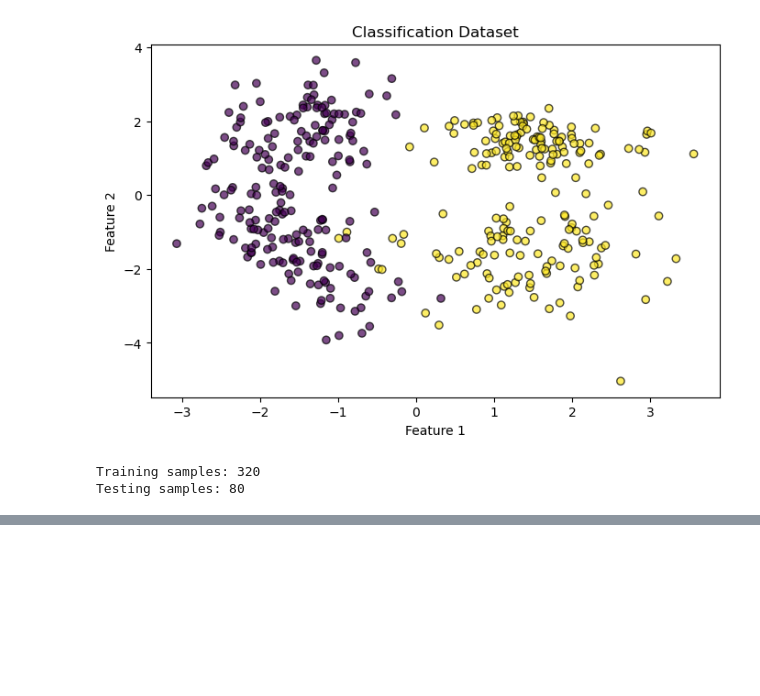
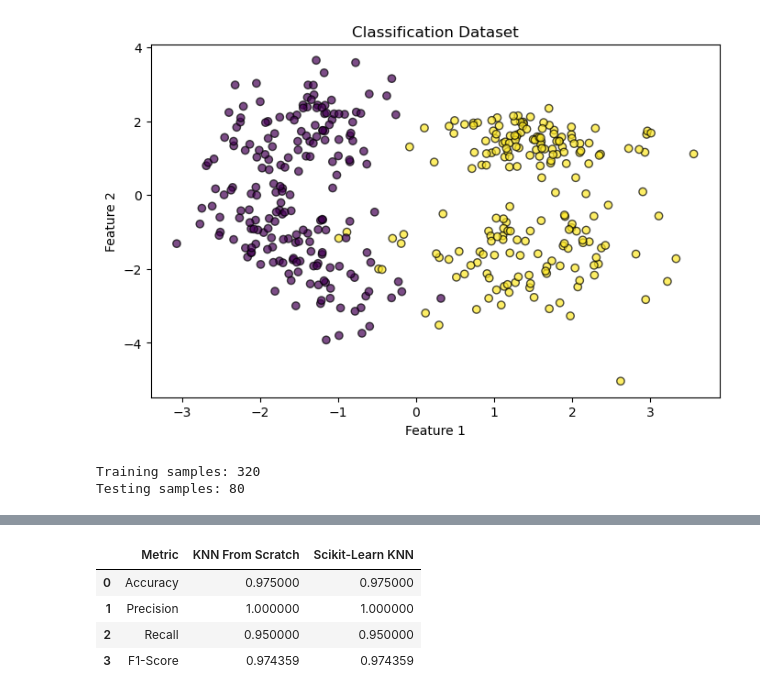
Before and after one commit to AHMAD-ALI5/machine-learning-from-scratch, a Jupyter notebook: machine-learning-from-scratch/Classification/KNN.ipynb, the cells around one changed output, grey strips where cells are left out. Cells and saved outputs as stored; diff of their text form; code cells hidden in the pictures; blank space fills up the shorter version.

```diff
--- a/machine-learning-from-scratch/Classification/KNN.ipynb
+++ b/machine-learning-from-scratch/Classification/KNN.ipynb
@@ -109,0 +228,30 @@ Testing samples: 80
+# %%
+sklearn_knn = KNeighborsClassifier(n_neighbors=5)
+
+sklearn_knn.fit(X_train_scaled, y_train)
+
+sklearn_pred = sklearn_knn.predict(X_test_scaled)
+
+comparison = pd.DataFrame({
+    "Metric": ["Accuracy", "Precision", "Recall", "F1-Score"],
+    "KNN From Scratch": [
+        accuracy_score(y_test, y_pred),
+        precision_score(y_test, y_pred, zero_division=0),
+        recall_score(y_test, y_pred, zero_division=0),
+        f1_score(y_test, y_pred, zero_division=0)
+    ],
+    "Scikit-Learn KNN": [
+        accuracy_score(y_test, sklearn_pred),
+        precision_score(y_test, sklearn_pred, zero_division=0),
+        recall_score(y_test, sklearn_pred, zero_division=0),
+        f1_score(y_test, sklearn_pred, zero_division=0)
+    ]
+})
+
+comparison
+# %% [output]
+|  | Metric | KNN From Scratch | Scikit-Learn KNN |
+| 0 | Accuracy | 0.975000 | 0.975000 |
+| 1 | Precision | 1.000000 | 1.000000 |
+| 2 | Recall | 0.950000 | 0.950000 |
+| 3 | F1-Score | 0.974359 | 0.974359 |
```
Also changed, not shown: parts of 8 cells of this notebook.
